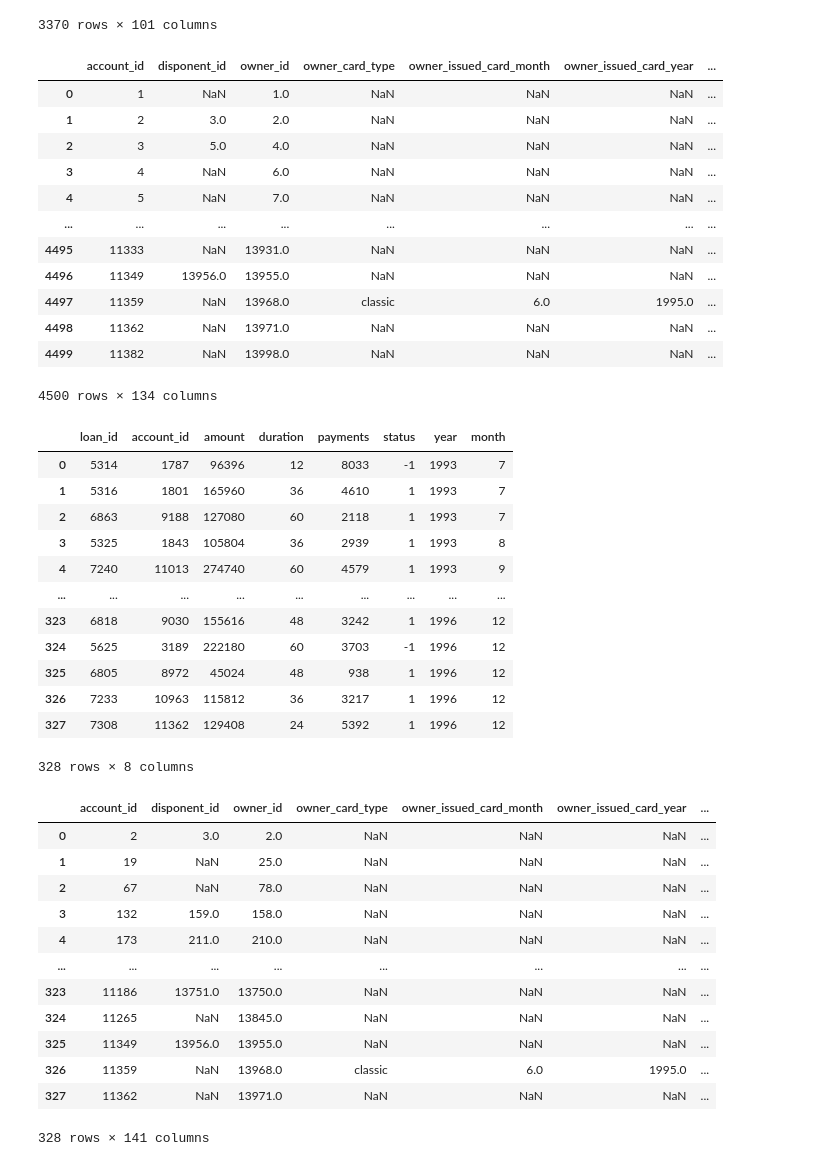
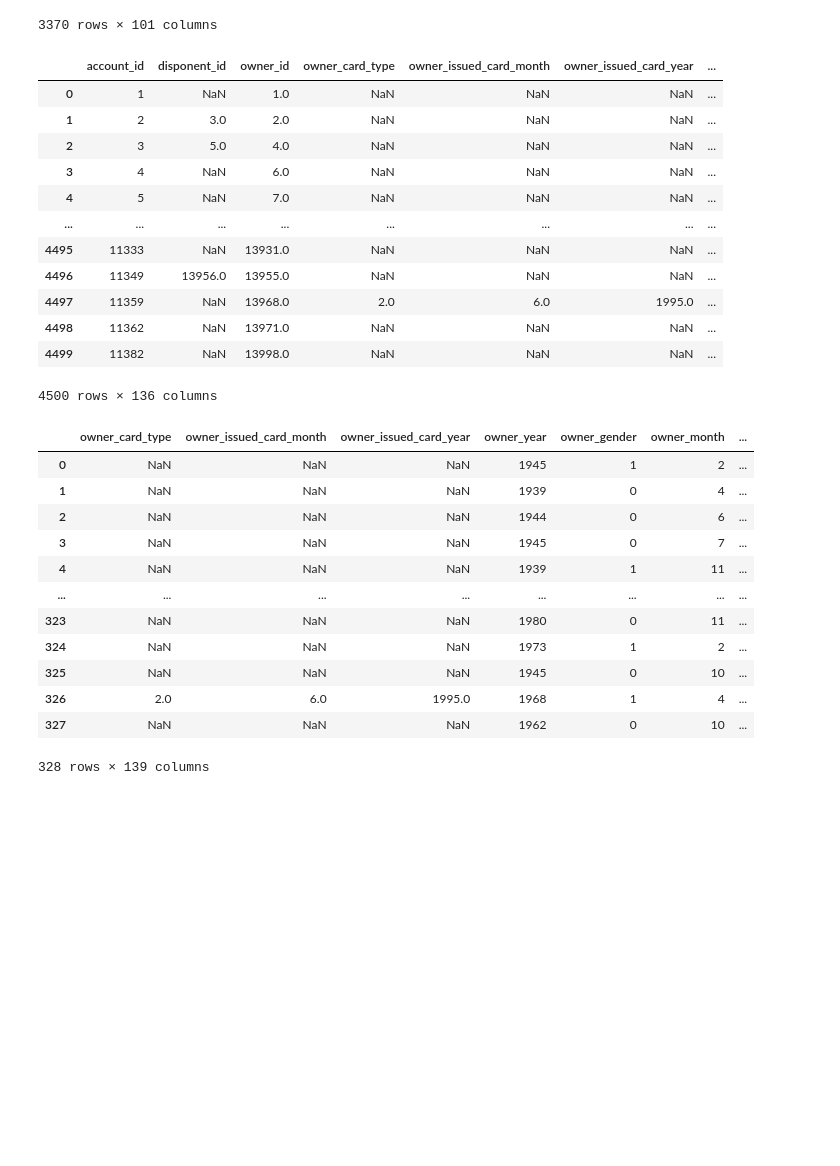
Before and after one commit to diogoabnunes/AC-Project, a Jupyter notebook: docs/notebook.ipynb, the cells around one changed output. Drawn from its saved outputs; the diff is of its cells as text; code cells hidden in the pictures; blank space fills up the shorter version.

```diff
--- a/docs/notebook.ipynb
+++ b/docs/notebook.ipynb
@@ -129,17 +145,17 @@ def preProcessClient(client_df):
     df['mix'] = (df['birth_number'] % 10000) // 100 # get middle digits
 
     # Adding gender column
-    df['gender'] = np.where(df['mix'] >= 50, 'F', 'M')
+    df['gender'] = np.where(df['mix'] >= 50, 0, 1)
 
     # "Fixing" month, because we already have gender
     df['month'] = np.where(df['mix'] >= 50, df['mix'] - 50, df['mix'])
 
     # Renaming birth_number column to birth
-    df['birth_number'] = df['year']*10000 + df['month']*100 + df['day']
-    df['birth'] = pd.to_datetime(df['birth_number'], format='%Y%m%d')
+    #df['birth_number'] = df['year']*10000 + df['month']*100 + df['day']
+    #df['birth'] = pd.to_datetime(df['birth_number'], format='%Y%m%d')
 
     # Removing unnecessary columns
-    df = df.drop(['birth_number', 'year', 'month', 'day', 'mix'], axis=1)
+    df = df.drop(['birth_number', 'day', 'mix'], axis=1)
 
     return df
 
@@ -158,7 +174,9 @@ def preProcessCard(card_df):
     df['year'] = df['issued'].dt.year
     df = df.drop(['card_id'], axis=1)
     df = df.rename(columns={'type': 'card_type'})
-
+    df['card_type'] = df['card_type'].replace('junior', 1)
+    df['card_type'] = df['card_type'].replace('classic', 2)
+    df['card_type'] = df['card_type'].replace('gold', 3)
 
     return df
 
@@ -312,7 +330,7 @@ def processRightSide(client, disp, card, district):
     rightSide = rightSide.merge(client_district_df, left_on='disponent_id', right_on='client_id', how='left', suffixes=('', '_disp'))
 
     rightSide = rightSide.drop(['client_id', 'client_id_disp', 'district_id', 'district_id_disp', 'disponent_card_type', 'disponent_issued_card_month', 'disponent_issued_card_year'], axis=1)
-    rightSide = rightSide.rename(columns={'gender': 'owner_gender', 'birth': 'owner_birth', 'no. of inhabitants': 'owner_num_inhabitants',
+    rightSide = rightSide.rename(columns={'gender': 'owner_gender', 'year': 'owner_year', 'month': 'owner_month', 'no. of inhabitants': 'owner_num_inhabitants',
         'no. of municipalities with inhabitants < 499 ': 'owner_num_municipalities_less_499',
         'no. of municipalities with inhabitants 500-1999': 'owner_num_municipalities_between_500_1999',
         'no. of municipalities with inhabitants 2000-9999 ': 'owner_num_municipalities_between_2000_9999',
@@ -320,7 +338,7 @@ def processRightSide(client, disp, card, district):
         'no. of cities ': 'owner_num_cities', 'ratio of urban inhabitants ': 'owner_inhabitants_ratio',
         'average salary ': 'owner_average_salary', 'entrepeneurs ratio': 'owner_entrepeneurs_ratio',
         'crimes_increase': 'owner_crimes_increase', 'unemploymant_increase': 'owner_unemploymant_increase'})
-    rightSide = rightSide.rename(columns={'gender_disp': 'disponent_gender', 'birth_disp': 'disponent_birth', 'no. of inhabitants_disp': 'disponent_num_inhabitants',
+    rightSide = rightSide.rename(columns={'gender_disp': 'disponent_gender', 'year_disp': 'disponent_year', 'month_disp': 'disponent_month', 'no. of inhabitants_disp': 'disponent_num_inhabitants',
         'no. of municipalities with inhabitants < 499 _disp': 'disponent_num_municipalities_less_499',
         'no. of municipalities with inhabitants 500-1999_disp': 'disponent_num_municipalities_between_500_1999',
         'no. of municipalities with inhabitants 2000-9999 _disp': 'disponent_num_municipalities_between_2000_9999',
@@ -433,49 +451,35 @@ display(merge12_df)
 | ... | ... | ... | ... | ... | ... | ... | ... |
 | 4495 | 11333 | NaN | 13931.0 | NaN | NaN | NaN | ... |
 | 4496 | 11349 | 13956.0 | 13955.0 | NaN | NaN | NaN | ... |
-| 4497 | 11359 | NaN | 13968.0 | classic | 6.0 | 1995.0 | ... |
+| 4497 | 11359 | NaN | 13968.0 | 2.0 | 6.0 | 1995.0 | ... |
 | 4498 | 11362 | NaN | 13971.0 | NaN | NaN | NaN | ... |
 | 4499 | 11382 | NaN | 13998.0 | NaN | NaN | NaN | ... |
-4500 rows × 134 columns
+4500 rows × 136 columns
 # %%
 # Final merge: merge12 with loans
 def finalMerge(merge12, loans):
-    display(loans)
     final_df = merge12.merge(loans, on='account_id')
     final_df = final_df.rename(columns={'amount': 'loan_amount',
         'duration': 'loan_duration', 'payments': 'loan_payments',
         'year': 'loan_year', 'month': 'loan_month',
         'status': 'loan_status'})
-    #final_df = final_df.drop(['loan_id'], axis=1)
+    final_df = final_df.drop(['loan_id', 'owner_id', 'disponent_id', 'account_id'], axis=1)
 
     return final_df
 
 final_df = finalMerge(merge12_df, preProcessedLoan_df)
 display(final_df)
 # %% [output]
-|  | loan_id | account_id | amount | duration | payments | status | year | month |
-| 0 | 5314 | 1787 | 96396 | 12 | 8033 | -1 | 1993 | 7 |
-| 1 | 5316 | 1801 | 165960 | 36 | 4610 | 1 | 1993 | 7 |
-| 2 | 6863 | 9188 | 127080 | 60 | 2118 | 1 | 1993 | 7 |
-| 3 | 5325 | 1843 | 105804 | 36 | 2939 | 1 | 1993 | 8 |
-| 4 | 7240 | 11013 | 274740 | 60 | 4579 | 1 | 1993 | 9 |
-| ... | ... | ... | ... | ... | ... | ... | ... | ... |
-| 323 | 6818 | 9030 | 155616 | 48 | 3242 | 1 | 1996 | 12 |
-| 324 | 5625 | 3189 | 222180 | 60 | 3703 | -1 | 1996 | 12 |
-| 325 | 6805 | 8972 | 45024 | 48 | 938 | 1 | 1996 | 12 |
-| 326 | 7233 | 10963 | 115812 | 36 | 3217 | 1 | 1996 | 12 |
-| 327 | 7308 | 11362 | 129408 | 24 | 5392 | 1 | 1996 | 12 |
+|  | owner_card_type | owner_issued_card_month | owner_issued_card_year | owner_year | owner_gender | owner_month | ... |
+| 0 | NaN | NaN | NaN | 1945 | 1 | 2 | ... |
+| 1 | NaN | NaN | NaN | 1939 | 0 | 4 | ... |
+| 2 | NaN | NaN | NaN | 1944 | 0 | 6 | ... |
+| 3 | NaN | NaN | NaN | 1945 | 0 | 7 | ... |
+| 4 | NaN | NaN | NaN | 1939 | 1 | 11 | ... |
+| ... | ... | ... | ... | ... | ... | ... | ... |
+| 323 | NaN | NaN | NaN | 1980 | 0 | 11 | ... |
+| 324 | NaN | NaN | NaN | 1973 | 1 | 2 | ... |
+| 325 | NaN | NaN | NaN | 1945 | 0 | 10 | ... |
+| 326 | 2.0 | 6.0 | 1995.0 | 1968 | 1 | 4 | ... |
+| 327 | NaN | NaN | NaN | 1962 | 0 | 10 | ... |
-328 rows × 8 columns
+328 rows × 139 columns
-|  | account_id | disponent_id | owner_id | owner_card_type | owner_issued_card_month | owner_issued_card_year | ... |
-| 0 | 2 | 3.0 | 2.0 | NaN | NaN | NaN | ... |
-| 1 | 19 | NaN | 25.0 | NaN | NaN | NaN | ... |
-| 2 | 67 | NaN | 78.0 | NaN | NaN | NaN | ... |
-| 3 | 132 | 159.0 | 158.0 | NaN | NaN | NaN | ... |
-| 4 | 173 | 211.0 | 210.0 | NaN | NaN | NaN | ... |
-| ... | ... | ... | ... | ... | ... | ... | ... |
-| 323 | 11186 | 13751.0 | 13750.0 | NaN | NaN | NaN | ... |
-| 324 | 11265 | NaN | 13845.0 | NaN | NaN | NaN | ... |
-| 325 | 11349 | 13956.0 | 13955.0 | NaN | NaN | NaN | ... |
-| 326 | 11359 | NaN | 13968.0 | classic | 6.0 | 1995.0 | ... |
-| 327 | 11362 | NaN | 13971.0 | NaN | NaN | NaN | ... |
-328 rows × 141 columns
```
Also changed, not shown: parts of 10 cells of this notebook, 2 other files.
